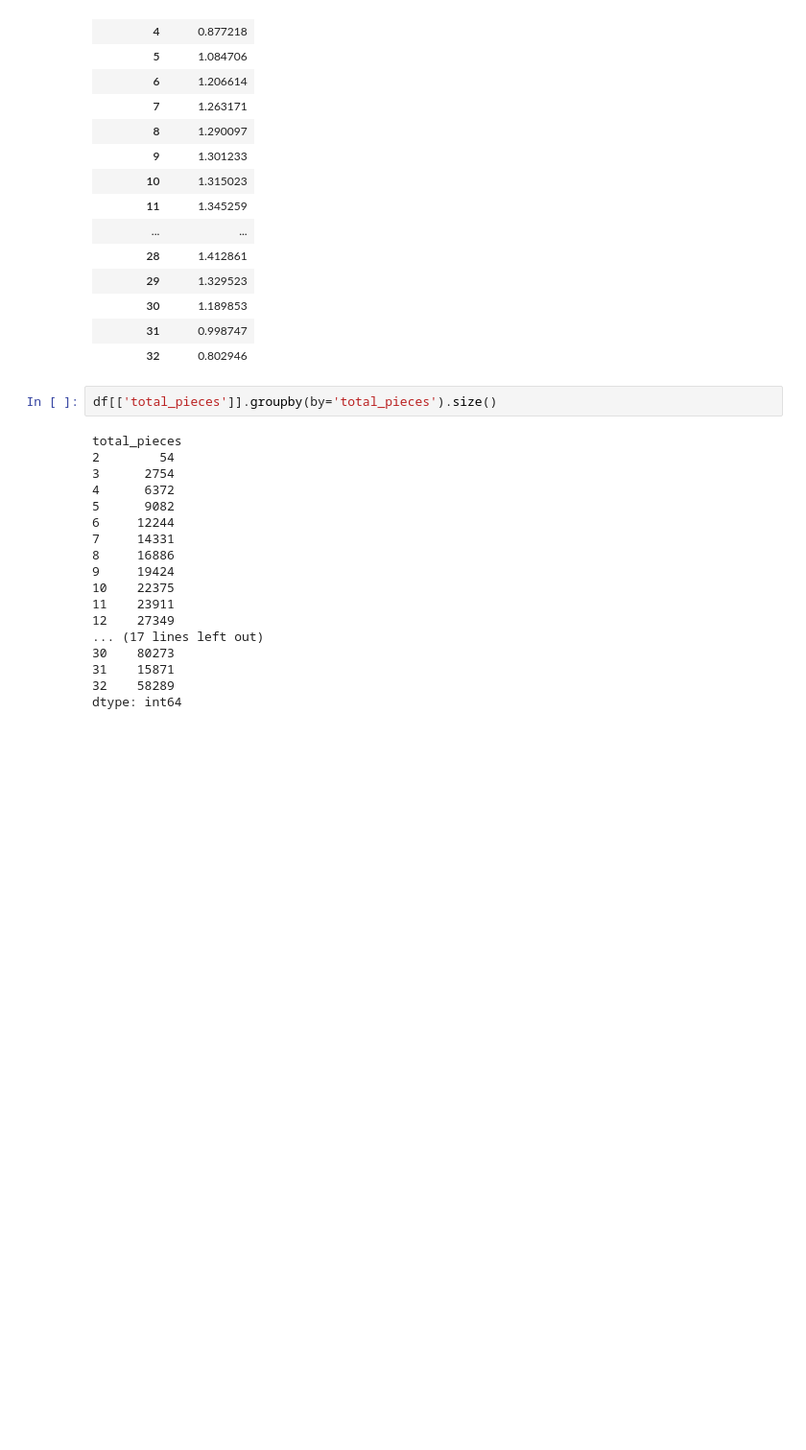
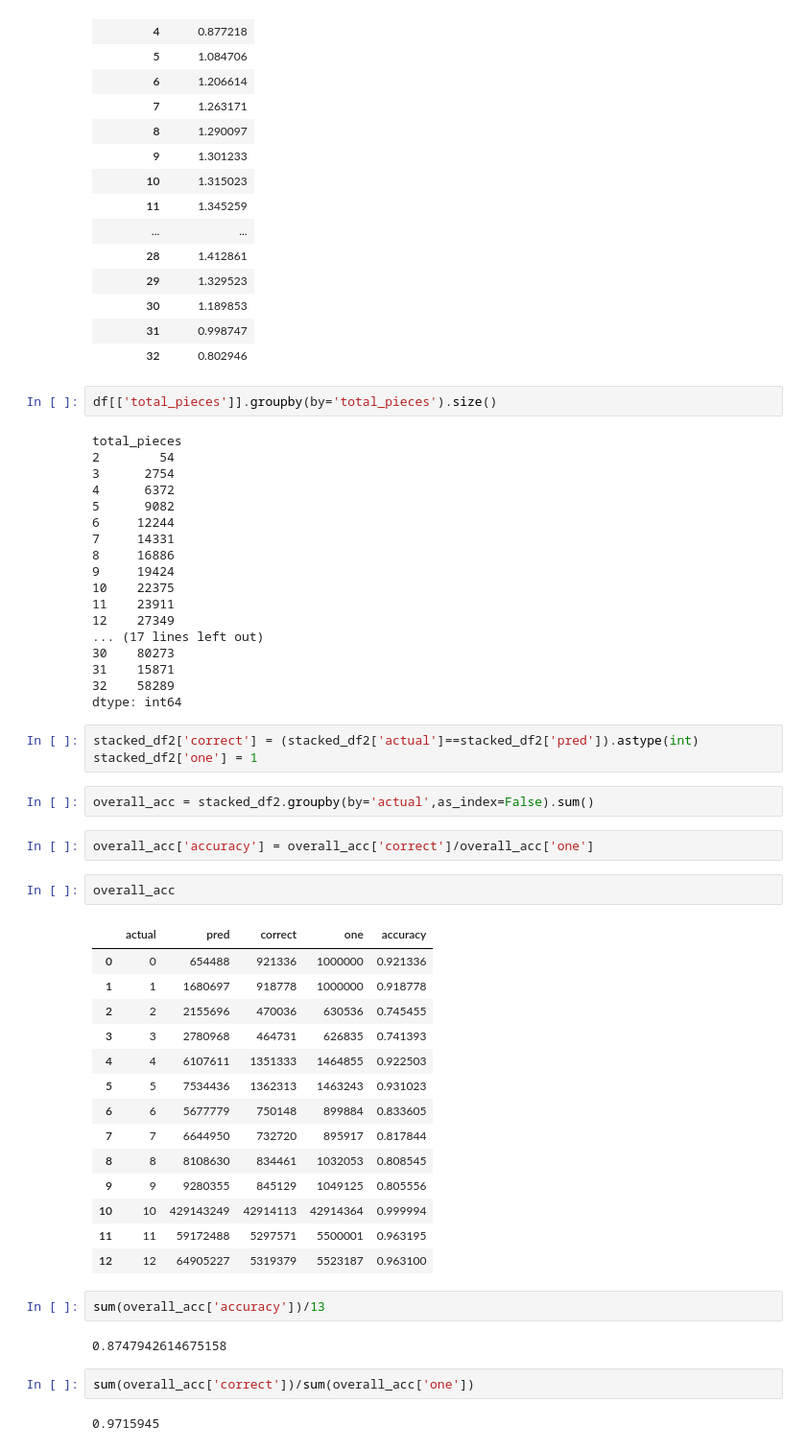
Before and after one commit to fishac/PoorEyesightChess, a Jupyter notebook: PoorEyesightPerformanceEvaluation.ipynb, the cells around one changed output. Shown at 96% size. Saved outputs shown, nothing was run; the diff lists cells and outputs as text; blank space fills up the shorter version.

Commit message:
Add extra report information, tables

```diff
--- a/PoorEyesightPerformanceEvaluation.ipynb
+++ b/PoorEyesightPerformanceEvaluation.ipynb
@@ -539,3 +518,35 @@ total_pieces
 31    15871
 32    58289
 dtype: int64
+# %%
+stacked_df2['correct'] = (stacked_df2['actual']==stacked_df2['pred']).astype(int)
+stacked_df2['one'] = 1
+# %%
+overall_acc = stacked_df2.groupby(by='actual',as_index=False).sum()
+# %%
+overall_acc['accuracy'] = overall_acc['correct']/overall_acc['one']
+# %%
+overall_acc
+# %% [output]
+|  | actual | pred | correct | one | accuracy |
+| 0 | 0 | 654488 | 921336 | 1000000 | 0.921336 |
+| 1 | 1 | 1680697 | 918778 | 1000000 | 0.918778 |
+| 2 | 2 | 2155696 | 470036 | 630536 | 0.745455 |
+| 3 | 3 | 2780968 | 464731 | 626835 | 0.741393 |
+| 4 | 4 | 6107611 | 1351333 | 1464855 | 0.922503 |
+| 5 | 5 | 7534436 | 1362313 | 1463243 | 0.931023 |
+| 6 | 6 | 5677779 | 750148 | 899884 | 0.833605 |
+| 7 | 7 | 6644950 | 732720 | 895917 | 0.817844 |
+| 8 | 8 | 8108630 | 834461 | 1032053 | 0.808545 |
+| 9 | 9 | 9280355 | 845129 | 1049125 | 0.805556 |
+| 10 | 10 | 429143249 | 42914113 | 42914364 | 0.999994 |
+| 11 | 11 | 59172488 | 5297571 | 5500001 | 0.963195 |
+| 12 | 12 | 64905227 | 5319379 | 5523187 | 0.963100 |
+# %%
+sum(overall_acc['accuracy'])/13
+# %% [output]
+0.8747942614675158
+# %%
+sum(overall_acc['correct'])/sum(overall_acc['one'])
+# %% [output]
+0.9715945
```
Also changed, not shown: parts of 3 cells of this notebook, 2 other files.
